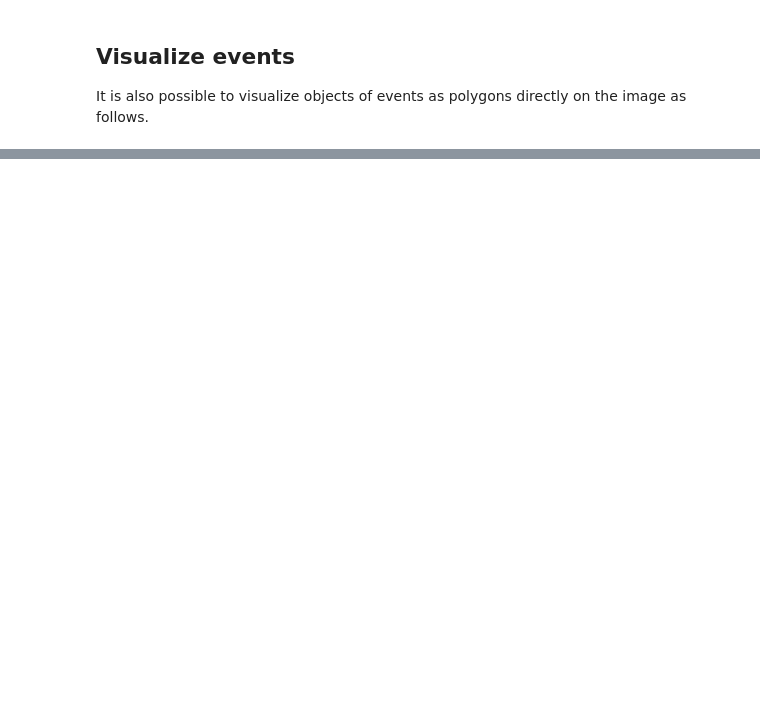
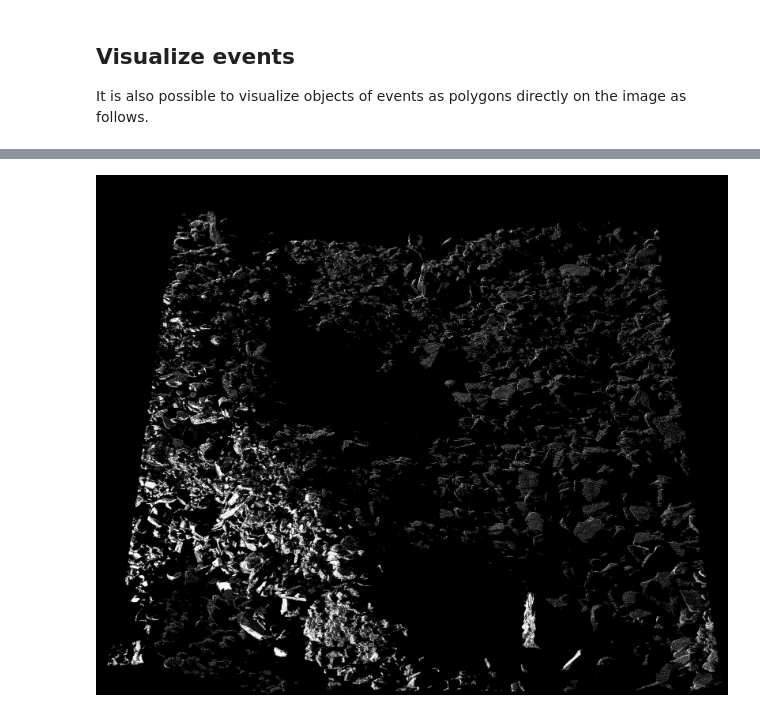
Before and after one commit to 3dgeo-heidelberg/py4dgeo, a Jupyter notebook: jupyter/visualization.ipynb, the cells around one changed output, grey strips where cells are left out. Drawn from its saved outputs; the diff is of its cells as text; code cells hidden in the pictures; blank space fills up the shorter version.

```diff
--- a/jupyter/visualization.ipynb
+++ b/jupyter/visualization.ipynb
@@ -51,7 +39,0 @@ apply_shading (bool, optional): Whether to apply shading to the images. Defaults
-# %%
-# Lets first view the point cloud from a different scanner position.
-epoch.scanpos_info = [652924, 5189200, 2475]  # scanner position ([X, Y, Z])
-
-# Also lets increase the range light intensity to 255 and the pixel resolution to 2 cm (from default 8 cm)
-epoch.project_pc(range_light_intensity=255, resolution_cm=2)
-epoch.visualize(outfile=filename, from_notebook=True)
@@ -57,0 +53,9 @@ epoch.visualize(outfile=filename, from_notebook=True)
+# %%
+# Lets first view the point cloud from a different scanner position.
+epoch.scanpos_info = [652920, 5189300, 2575]  # scanner position ([X, Y, Z])
+
+# Also lets increase the range light intensity to 255 and the pixel resolution to 2 cm (from default 8 cm)
+epoch.project_pc(range_light_intensity = 255, resolution_cm = 2)
+epoch.visualize(outfile=filename, from_notebook=True)
+# %% [output]
+[figure, added]
```
Also changed, not shown: parts of 5 cells of this notebook, 2 other files.
